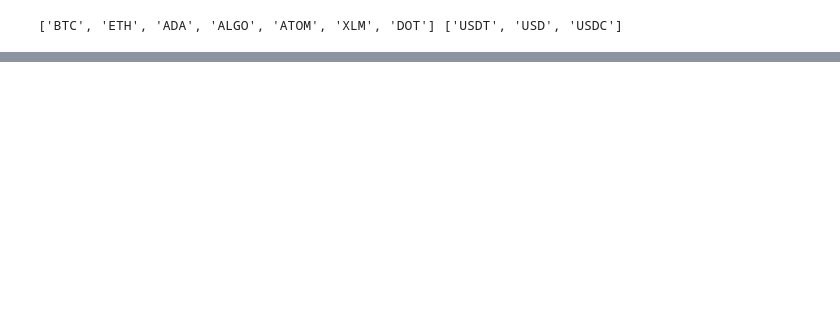
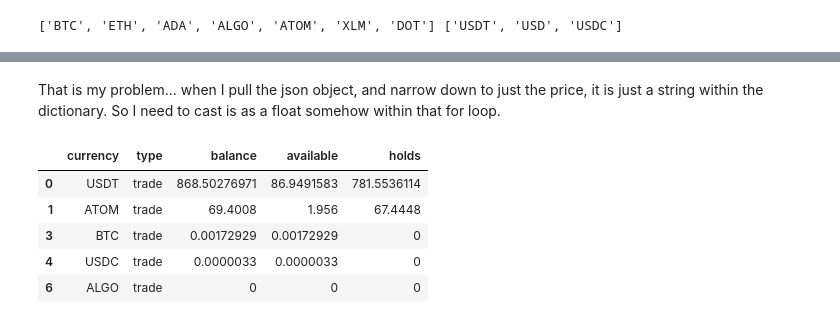
Before and after one commit to lukewbecker/algo-trading-training, a Jupyter notebook: kucoin_balance.ipynb, the cells around one changed output, grey strips where cells are left out. Saved outputs shown, nothing was run; the diff lists cells and outputs as text; code cells hidden in the pictures; blank space fills up the shorter version.

```diff
--- a/kucoin_balance.ipynb
+++ b/kucoin_balance.ipynb
@@ -265,0 +259,11 @@ print(type(price_test))
+# %% [markdown]
+That is my problem... when I pull the json object, and narrow down to just the price, it is just a string within the dictionary. So I need to cast is as a float somehow within that for loop.
+# %%
+trade_account
+# %% [output]
+|  | currency | type | balance | available | holds |
+| 0 | USDT | trade | 868.50276971 | 86.9491583 | 781.5536114 |
+| 1 | ATOM | trade | 69.4008 | 1.956 | 67.4448 |
+| 3 | BTC | trade | 0.00172929 | 0.00172929 | 0 |
+| 4 | USDC | trade | 0.0000033 | 0.0000033 | 0 |
+| 6 | ALGO | trade | 0 | 0 | 0 |
```
Also changed, not shown: parts of 26 cells of this notebook.
